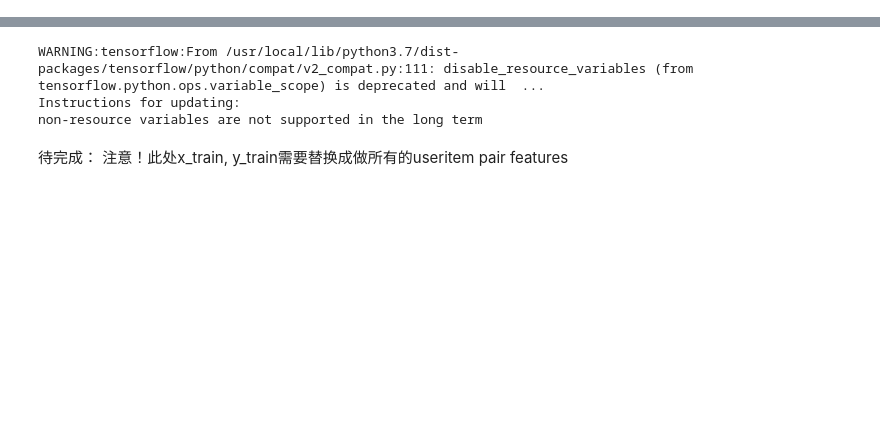
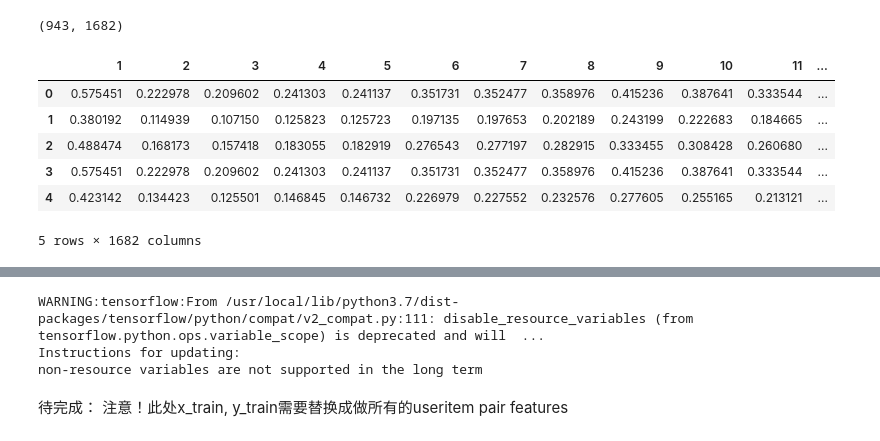
Before and after one commit to Recommendation-System-Project/Recommendation-system, a Jupyter notebook: DR_Final_Expt.ipynb, the cells around one changed output, grey strips where cells are left out. Cells and saved outputs as stored; diff of their text form; code cells hidden in the pictures; blank space fills up the shorter version.

```diff
--- a/DR_Final_Expt.ipynb
+++ b/DR_Final_Expt.ipynb
@@ -136,0 +161,12 @@ if __name__ == '__main__':
+# %%
+print(propensities.shape)
+propensities.head()
+# %% [output]
+(943, 1682)
+|  | 1 | 2 | 3 | 4 | 5 | 6 | 7 | 8 | 9 | 10 | 11 | ... |
+| 0 | 0.575451 | 0.222978 | 0.209602 | 0.241303 | 0.241137 | 0.351731 | 0.352477 | 0.358976 | 0.415236 | 0.387641 | 0.333544 | ... |
+| 1 | 0.380192 | 0.114939 | 0.107150 | 0.125823 | 0.125723 | 0.197135 | 0.197653 | 0.202189 | 0.243199 | 0.222683 | 0.184665 | ... |
+| 2 | 0.488474 | 0.168173 | 0.157418 | 0.183055 | 0.182919 | 0.276543 | 0.277197 | 0.282915 | 0.333455 | 0.308428 | 0.260680 | ... |
+| 3 | 0.575451 | 0.222978 | 0.209602 | 0.241303 | 0.241137 | 0.351731 | 0.352477 | 0.358976 | 0.415236 | 0.387641 | 0.333544 | ... |
+| 4 | 0.423142 | 0.134423 | 0.125501 | 0.146845 | 0.146732 | 0.226979 | 0.227552 | 0.232576 | 0.277605 | 0.255165 | 0.213121 | ... |
+5 rows × 1682 columns
```
Also changed, not shown: parts of 22 cells of this notebook.
